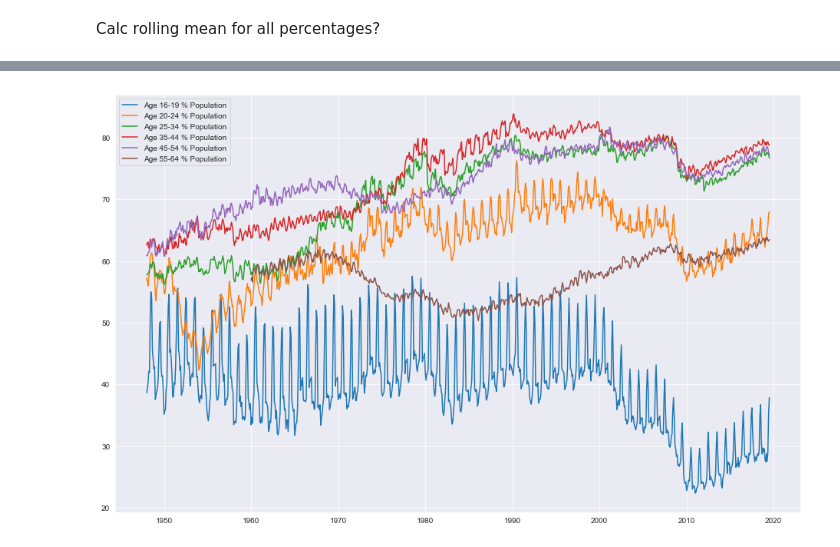
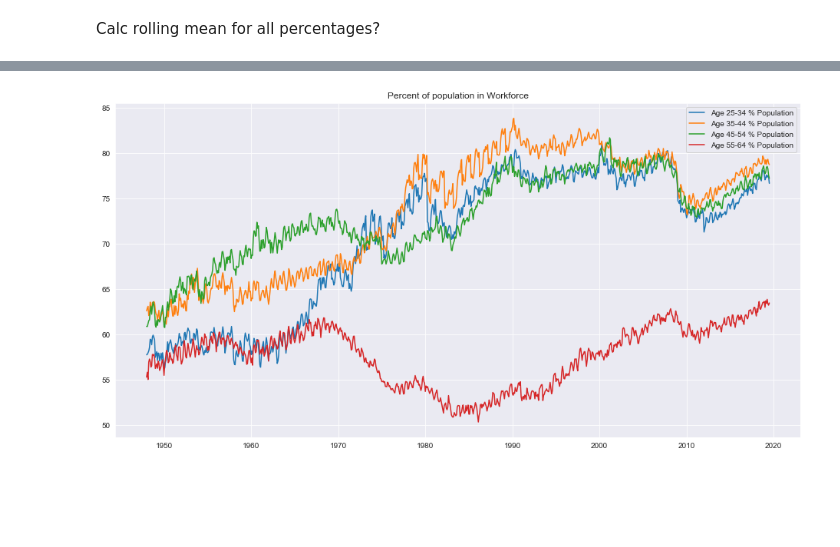
Before and after one commit to zapatos24/Employment_Prediction_LSTM_NN, a Jupyter notebook: mod_7_project.ipynb, the cells around one changed output, grey strips where cells are left out. Saved outputs shown, nothing was run; the diff lists cells and outputs as text; code cells hidden in the pictures; blank space fills up the shorter version.

Commit message:
graphs made for EDA presentation

```diff
--- a/mod_7_project.ipynb
+++ b/mod_7_project.ipynb
@@ -1091,3 +1092,12 @@ full_df['New_Employment_Metric'] = (full_df['Age'])
+# %%
+full_df['Full_and_part_time'] = full_df['Full_and_part_time'].interpolate(method='linear')
+# %%
+full_df['Full_time_emp'] = full_df['Full_and_part_time'] - full_df['Part_time_emp']
+full_df['Full_time_%'] = full_df['Full_time_emp'] / full_df['Working_age_pop'] * 100
+# %%
+full_df['New_Employment_Metric'] = (full_df['Full_time_emp'] + \
+                                    full_df['Part_time_emp']*.5 - \
+                                    full_df['SSA_disab']) / full_df['Working_age_pop'] * 100
 # %%
 full_df.info()
 # %% [output]
@@ -1136,0 +1191,7 @@ full_df[['Agriculture_%_of_pop',
+# %%
+plt.figure(figsize=(16,8))
+for age in emp_levels[:2]:
+    plt.plot(full_df['Age_{}_work_%'.format(age)], label='Age {} % Population'.format(age))
+plt.legend()
+plt.title('Percent of population in Workforce')
+plt.show()
@@ -1137,9 +1200,10 @@ full_df[['Agriculture_%_of_pop',
 # %%
-plt.figure(figsize=(16,10))
-for age in emp_levels:
+plt.figure(figsize=(16,8))
+for age in emp_levels[2:]:
     plt.plot(full_df['Age_{}_work_%'.format(age)], label='Age {} % Population'.format(age))
 plt.plot(full_df['Age_55-64_work_%'], label='Age 55-64 % Population')
 plt.legend()
+plt.title('Percent of population in Workforce')
 plt.show()
 # %% [output]
-[figure, old version]
+[figure, new version]
```
Also changed, not shown: parts of 23 cells of this notebook.
